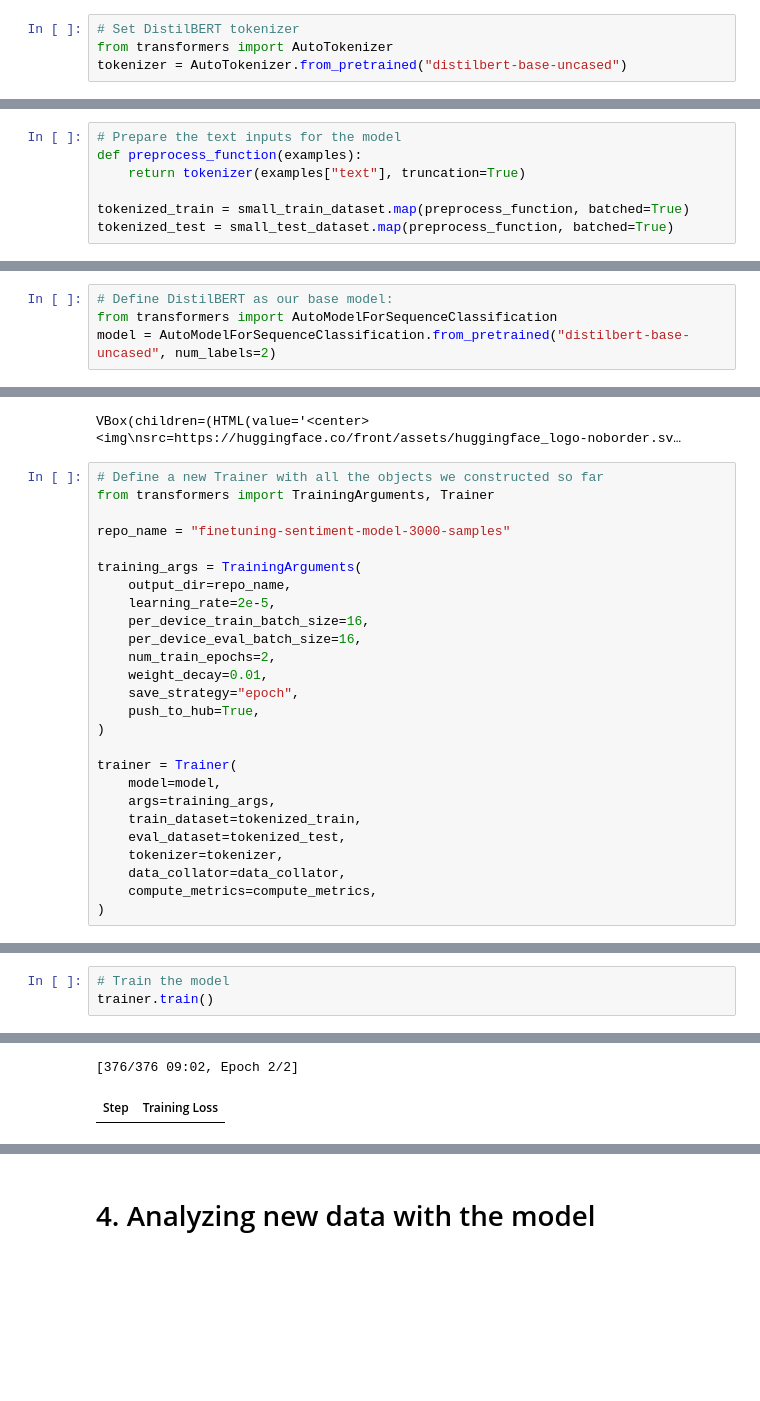
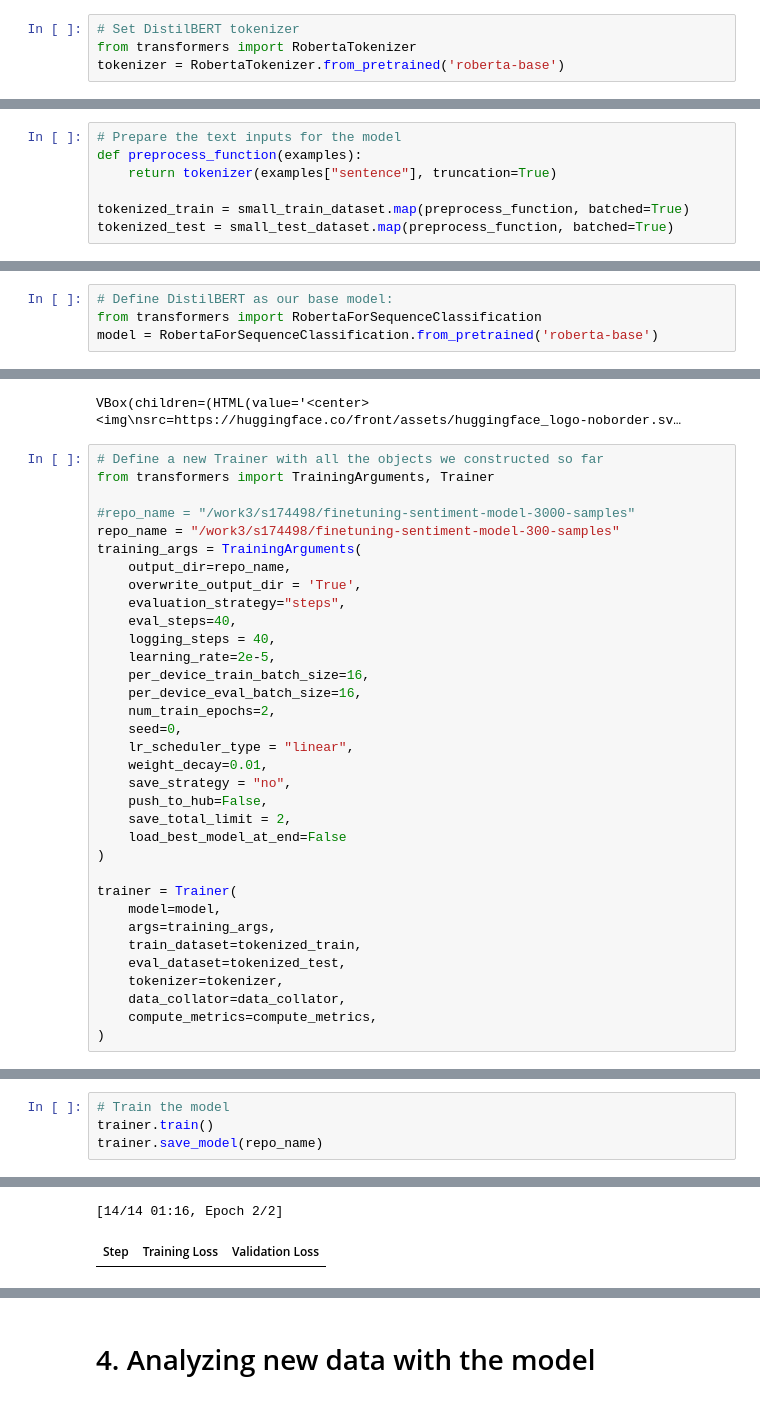
Before and after one commit to gaunby/master_project, a Jupyter notebook: notebooks/imdb_fine_tune_sentiment_analysis.ipynb, the cells around one changed output, grey strips where cells are left out. Cells and saved outputs as stored; diff of their text form; blank space fills up the shorter version.

Commit message:
create script for sentiment analysis

```diff
--- a/notebooks/imdb_fine_tune_sentiment_analysis.ipynb
+++ b/notebooks/imdb_fine_tune_sentiment_analysis.ipynb
@@ -50,5 +23,5 @@ print(small_test_dataset[0])
 # %%
 # Set DistilBERT tokenizer
-from transformers import AutoTokenizer
-tokenizer = AutoTokenizer.from_pretrained("distilbert-base-uncased")
+from transformers import RobertaTokenizer
+tokenizer = RobertaTokenizer.from_pretrained('roberta-base')
 # %% [output]
@@ -57,7 +45,7 @@ Moving 0 files to the new cache system
 # %%
 # Prepare the text inputs for the model
 def preprocess_function(examples):
-    return tokenizer(examples["text"], truncation=True)
+    return tokenizer(examples["sentence"], truncation=True)
 
 tokenized_train = small_train_dataset.map(preprocess_function, batched=True)
 tokenized_test = small_test_dataset.map(preprocess_function, batched=True)
@@ -69,6 +57,6 @@ data_collator = DataCollatorWithPadding(tokenizer=tokenizer)
 # 3. Training the model
 # %%
 # Define DistilBERT as our base model:
-from transformers import AutoModelForSequenceClassification
-model = AutoModelForSequenceClassification.from_pretrained("distilbert-base-uncased", num_labels=2)
+from transformers import RobertaForSequenceClassification
+model = RobertaForSequenceClassification.from_pretrained('roberta-base')
 # %% [output]
@@ -103,17 +103,25 @@ VBox(children=(HTML(value='<center> <img\nsrc=https://huggingface.co/front/asset
 # Define a new Trainer with all the objects we constructed so far
 from transformers import TrainingArguments, Trainer
 
-repo_name = "finetuning-sentiment-model-3000-samples"
-
+#repo_name = "/work3/s174498/finetuning-sentiment-model-3000-samples"
+repo_name = "/work3/s174498/finetuning-sentiment-model-300-samples"
 training_args = TrainingArguments(
     output_dir=repo_name,
+    overwrite_output_dir = 'True',
+    evaluation_strategy="steps",
+    eval_steps=40,
+    logging_steps = 40,
     learning_rate=2e-5,
     per_device_train_batch_size=16,
     per_device_eval_batch_size=16,
     num_train_epochs=2,
+    seed=0,
+    lr_scheduler_type = "linear",
     weight_decay=0.01,
-    save_strategy="epoch",
-    push_to_hub=True,
+    save_strategy = "no",
+    push_to_hub=False,
+    save_total_limit = 2,
+    load_best_model_at_end=False
 )
 
 trainer = Trainer(
@@ -132,4 +139,5 @@ OSError: Token is required (`use_auth_token=True`), but no token found. You need
 # %%
 # Train the model
 trainer.train()
+trainer.save_model(repo_name)
 # %% [output]
@@ -144,2 +152,2 @@ The following columns in the training set  don't have a corresponding argument i
-[376/376 09:02, Epoch 2/2]
+[14/14 01:16, Epoch 2/2]
-| Step | Training Loss |
+| Step | Training Loss | Validation Loss |
```
Also changed, not shown: parts of 10 cells of this notebook, 5 other files.
